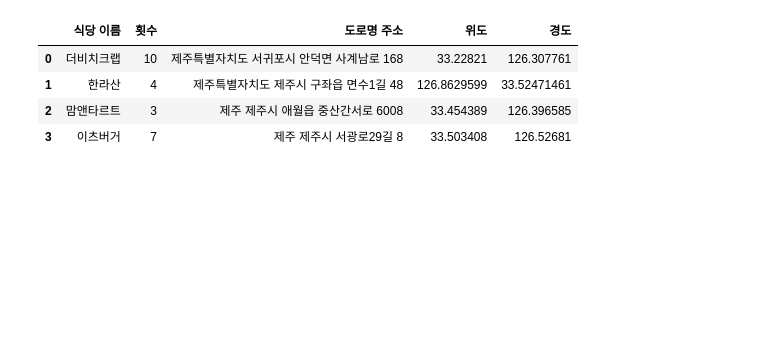
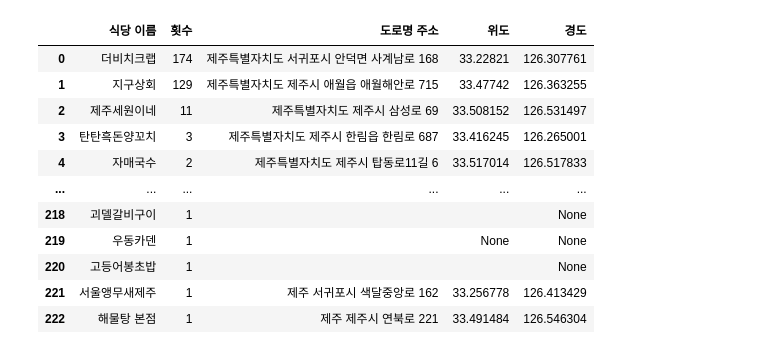
Before and after one commit to DongmyeongBack/instaHOTplace, a Jupyter notebook: addr_lat_log.ipynb, the cells around one changed output. Drawn from its saved outputs; the diff is of its cells as text; code cells hidden in the pictures; blank space fills up the shorter version.

```diff
--- a/addr_lat_log.ipynb
+++ b/addr_lat_log.ipynb
@@ -97,13 +130,12 @@ rest_res = []
 with open('jeju_market.csv', 'r') as csvfile:
     csvreader = csv.reader(csvfile)
     for row in csvreader:
-        rest_res.append([row[0], row[12], row[14], row[15]])
+        rest_res.append([row[0], row[12], row[15], row[14]])
 
 rest_result =[]
 for x in rest_name:
     cnt = 0
     for item in rest_res:
-        # if item[0].find(x[0]) != -1:
         if len(x) < 3:
             if item[0] == x[0]:
                 cnt += 1
@@ -115,7 +147,7 @@ for x in rest_name:
     if cnt == 0:
         rest_result.append([x[0], x[1]])
 
-all_result = new_result + rest_result
-df2 = pd.DataFrame(all_result, columns=['식당 이름', '횟수', '도로명 주소', '위도', '경도'])
+all_result1 = new_result + rest_result
+df2 = pd.DataFrame(all_result1, columns=['식당 이름', '횟수', '도로명 주소', '위도', '경도'])
 df2
 # %% [output]
@@ -127,0 +168,9 @@ df2
+# %%
+cnt = 0
+for row in all_result1:
+    print(row)
+    if len(row) == 5:
+        cnt += 1
+print(cnt)
+
+all_result = all_result1
@@ -164,24 +231,50 @@ for r in range(len(crawl)):
 
     res_list = driver.find_elements(By.CSS_SELECTOR, 'li.VLTHu')
     print(f'{len(res_list)}개의 검색 결과가 나왔습니다.')
+    if len(res_list) == 0:
+        all_result[crawl[r][0]].append(' ')
     for data in range(len(res_list)):
-        res_addr = ''
-        addr_button = driver.find_elements(By.CSS_SELECTOR, 'span.lWwyx > a')
-        addr_button.__getitem__(data).click()
-        time.sleep(2)
-        addr = driver.find_elements(By.CSS_SELECTOR, 'div > div.AbTyi > div.zZfO1')
-        road = addr.__getitem__(0).text
-        road_addr = road[3:(len(road) - 2)]
-        if road_addr.startswith('제주'):
-            real_addr = remove_after_number(road_addr)
-            lat = geocoding(real_addr)[0]
-            log = geocoding(real_addr)[1]
-            all_result[crawl[r][0]].append(real_addr)
-            all_result[crawl[r][0]].append(lat)
-            all_result[crawl[r][0]].append(log)
-            break
+        if len(res_list) == 1:
+            switch_frame('entryIframe')
+            addr_button = driver.find_elements(By.CSS_SELECTOR, 'div.vV_z_ > a')
+            addr_button.__getitem__(0).click()
+            time.sleep(2)
+            addr = driver.find_elements(By.CSS_SELECTOR, 'div.vV_z_ > div.Y31Sf > div.nQ7Lh')
+            road = addr.__getitem__(0).text
+            road_addr = road[3:(len(road) - 2)]
+            print(road_addr)
+            if road_addr.startswith('제주'):
+                real_addr = remove_after_number(road_addr)
+                if geocoding(real_addr) is not None:
+                    lat = geocoding(real_addr)[0]
+                    log = geocoding(real_addr)[1]
+                    all_result[crawl[r][0]].append(real_addr)
+                    all_result[crawl[r][0]].append(lat)
+                    all_result[crawl[r][0]].append(log)
+                    print(real_addr, lat, log)
+                break
+        else:
+            addr_button = driver.find_elements(By.CSS_SELECTOR, 'span.lWwyx > a')
+            addr_button.__getitem__(data).click()
+            time.sleep(2)
+            addr = driver.find_elements(By.CSS_SELECTOR, 'div > div.AbTyi > div.zZfO1')
+            road = addr.__getitem__(0).text
+            road_addr = road[3:(len(road) - 2)]
+            if road_addr.startswith('제주'):
+                real_addr = remove_after_number(road_addr)
+                if geocoding(real_addr) is not None:
+                    lat = geocoding(real_addr)[0]
+                    log = geocoding(real_addr)[1]
+                    all_result[crawl[r][0]].append(real_addr)
+                    all_result[crawl[r][0]].append(lat)
+                    all_result[crawl[r][0]].append(log)
+                    print(real_addr, lat, log)
+                break
+            addr_button.__getitem__(data).click()
 
-    time.sleep(5)
+        time.sleep(5)
+    if len(all_result[crawl[r][0]]) <= 3:
+        all_result[crawl[r][0]].append(' ')
 
 df3 = pd.DataFrame(all_result, columns=['식당 이름', '횟수', '도로명 주소', '위도', '경도'])
 df3
@@ -192,5 +299,12 @@ df3
 |  | 식당 이름 | 횟수 | 도로명 주소 | 위도 | 경도 |
-| 0 | 더비치크랩 | 10 | 제주특별자치도 서귀포시 안덕면 사계남로 168 | 33.22821 | 126.307761 |
-| 1 | 한라산 | 4 | 제주특별자치도 제주시 구좌읍 면수1길 48 | 126.8629599 | 33.52471461 |
-| 2 | 맘앤타르트 | 3 | 제주 제주시 애월읍 중산간서로 6008 | 33.454389 | 126.396585 |
-| 3 | 이츠버거 | 7 | 제주 제주시 서광로29길 8 | 33.503408 | 126.52681 |
+| 0 | 더비치크랩 | 174 | 제주특별자치도 서귀포시 안덕면 사계남로 168 | 33.22821 | 126.307761 |
+| 1 | 지구상회 | 129 | 제주특별자치도 제주시 애월읍 애월해안로 715 | 33.47742 | 126.363255 |
+| 2 | 제주세원이네 | 11 | 제주특별자치도 제주시 삼성로 69 | 33.508152 | 126.531497 |
+| 3 | 탄탄흑돈양꼬치 | 3 | 제주특별자치도 제주시 한림읍 한림로 687 | 33.416245 | 126.265001 |
+| 4 | 자매국수 | 2 | 제주특별자치도 제주시 탑동로11길 6 | 33.517014 | 126.517833 |
+| ... | ... | ... | ... | ... | ... |
+| 218 | 괴델갈비구이 | 1 |  |  | None |
+| 219 | 우동카덴 | 1 |  | None | None |
+| 220 | 고등어봉초밥 | 1 |  |  | None |
+| 221 | 서울앵무새제주 | 1 | 제주 서귀포시 색달중앙로 162 | 33.256778 | 126.413429 |
+| 222 | 해물탕 본점 | 1 | 제주 제주시 연북로 221 | 33.491484 | 126.546304 |
```
Also changed, not shown: parts of 7 cells of this notebook, 1 other file.
